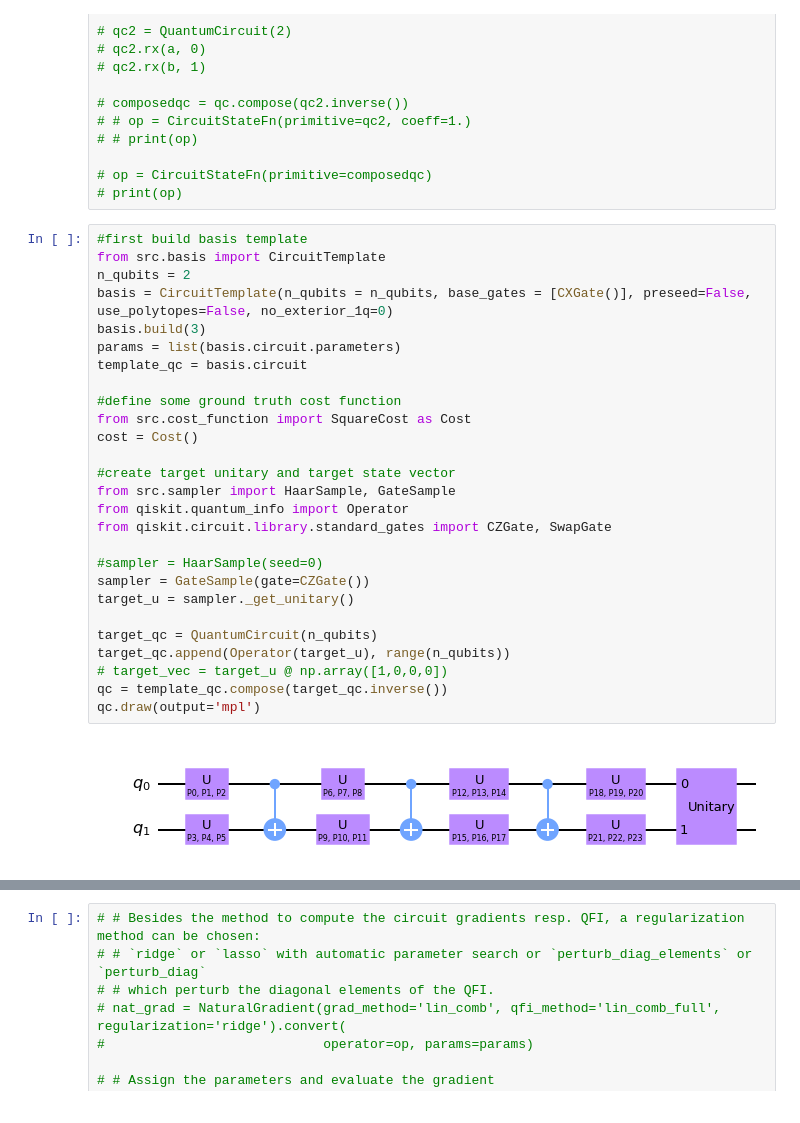
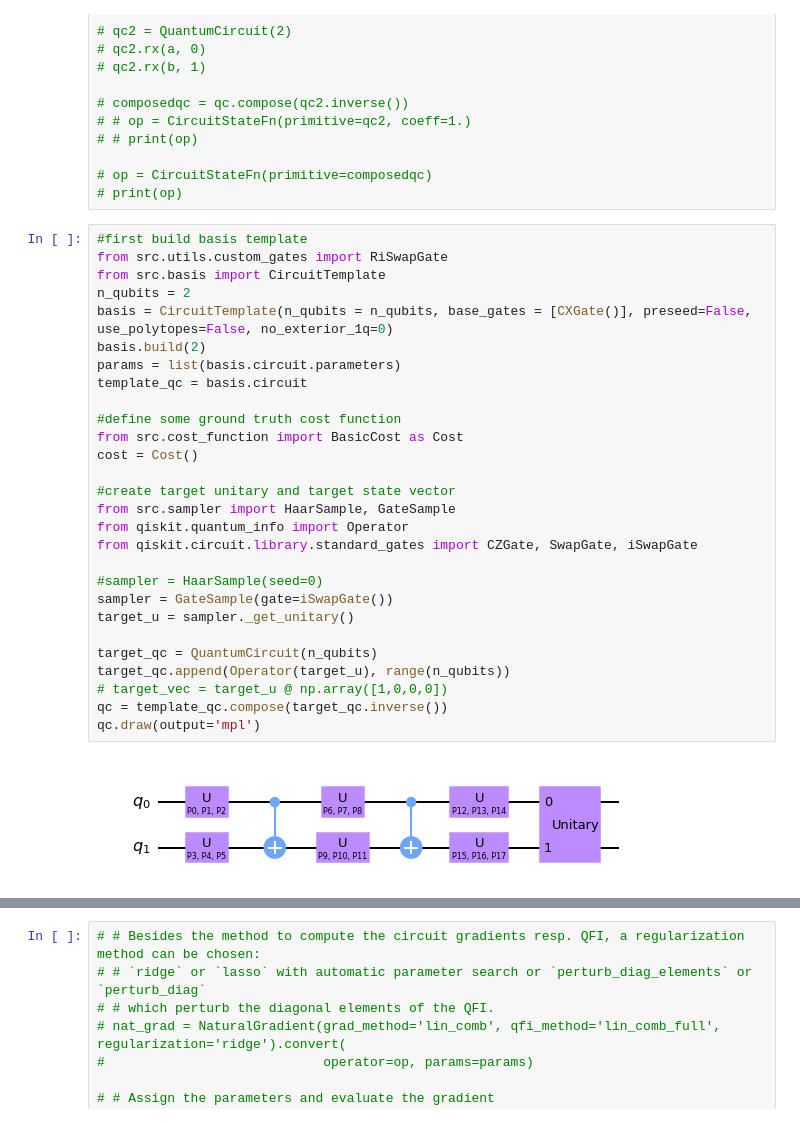
Before and after one commit to Pitt-JonesLab/slam_decomposition, a Jupyter notebook: src/scripts/gradient_test.ipynb, the cells around one changed output, grey strips where cells are left out. Saved outputs shown, nothing was run; the diff lists cells and outputs as text.

Commit message:
update circuit gradient experiment

```diff
--- a/src/scripts/gradient_test.ipynb
+++ b/src/scripts/gradient_test.ipynb
@@ -63,33 +63,34 @@ import random
 # print(op)
 # %%
 #first build basis template
+from src.utils.custom_gates import RiSwapGate
 from src.basis import CircuitTemplate
 n_qubits = 2
 basis = CircuitTemplate(n_qubits = n_qubits, base_gates = [CXGate()], preseed=False, use_polytopes=False, no_exterior_1q=0)
-basis.build(3)
+basis.build(2)
 params = list(basis.circuit.parameters)
 template_qc = basis.circuit
 
 #define some ground truth cost function
-from src.cost_function import SquareCost as Cost
+from src.cost_function import BasicCost as Cost
 cost = Cost()
 
 #create target unitary and target state vector
 from src.sampler import HaarSample, GateSample
 from qiskit.quantum_info import Operator
-from qiskit.circuit.library.standard_gates import CZGate, SwapGate
+from qiskit.circuit.library.standard_gates import CZGate, SwapGate, iSwapGate
 
 #sampler = HaarSample(seed=0)
-sampler = GateSample(gate=CZGate())
+sampler = GateSample(gate=iSwapGate())
 target_u = sampler._get_unitary()
 
 target_qc = QuantumCircuit(n_qubits)
 target_qc.append(Operator(target_u), range(n_qubits))
 # target_vec = target_u @ np.array([1,0,0,0])
 qc = template_qc.compose(target_qc.inverse())
 qc.draw(output='mpl')
 # %% [output]
-[figure, old version]
+[figure, new version]
 # %%
 """I think it's very likely there is an easier way to accomplish this, but I am coding this as I am still learning qiskit.opflow and having issues getting things to work
 So I apologize to future self if this turns out to be an unnecessarily ugly solution :)"""
```
Also changed, not shown: parts of 7 cells of this notebook, 1 other file.
